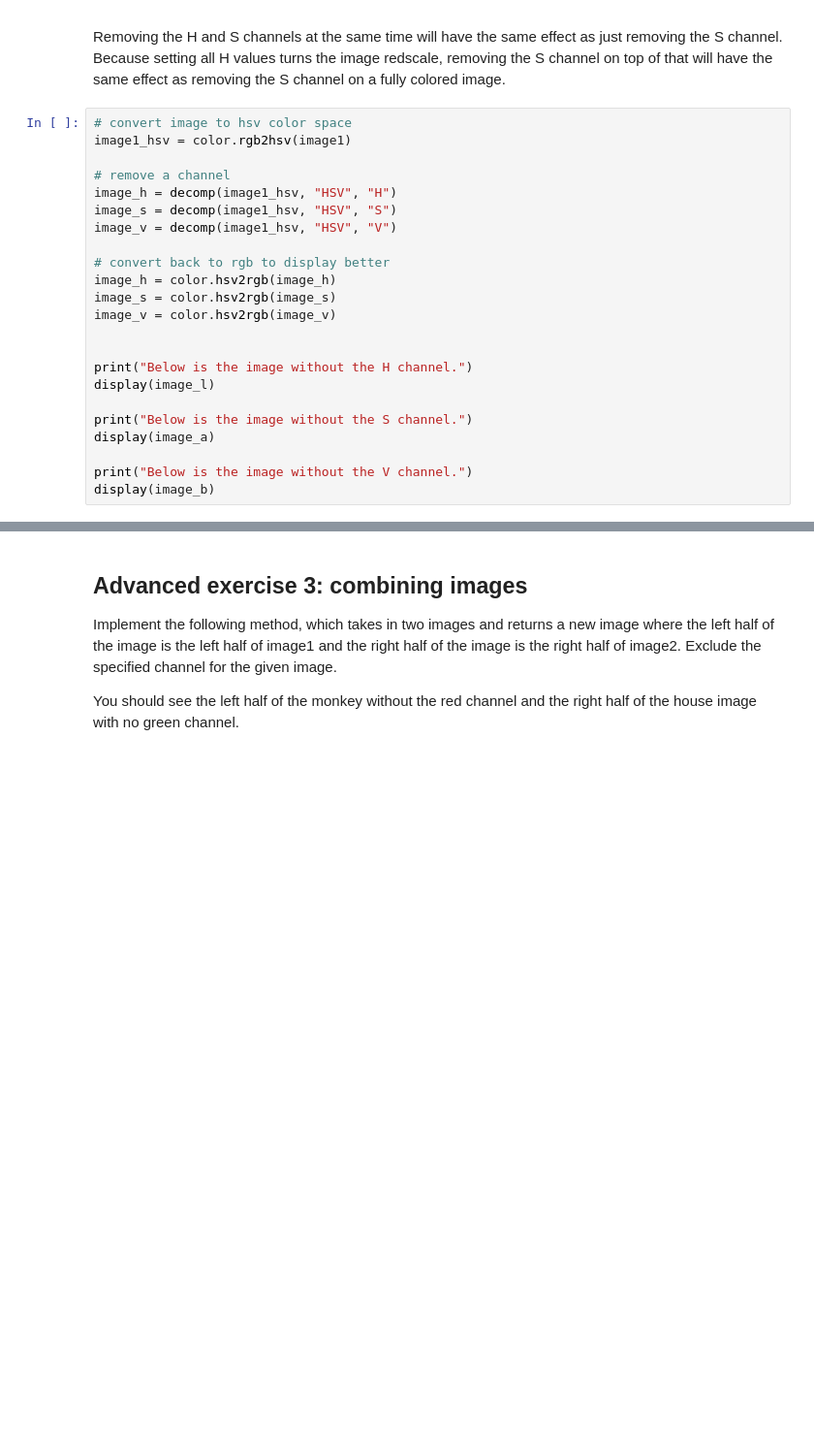
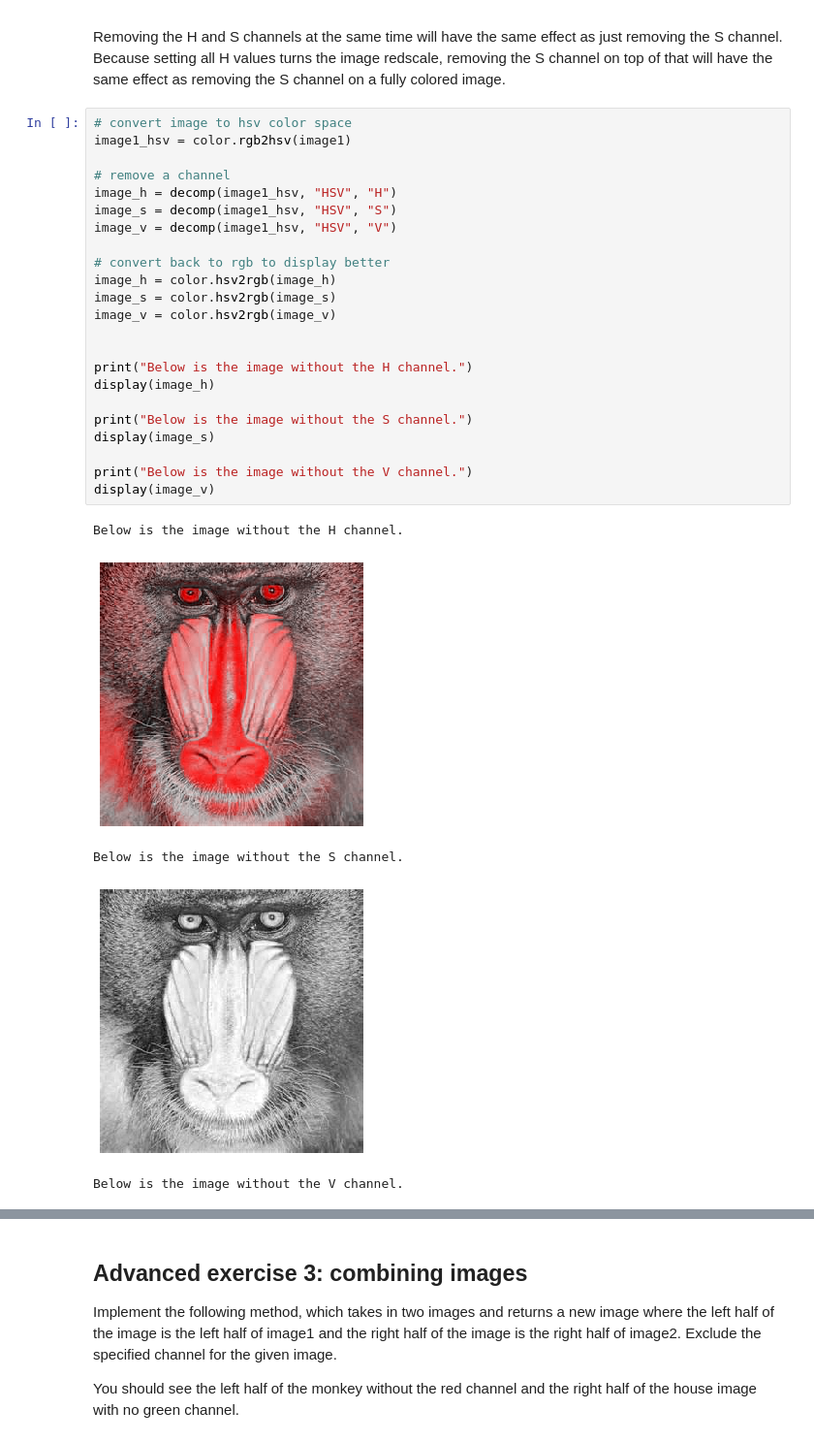
Before and after one commit to pauburk/Nueva-CS, a Jupyter notebook: comp_vision/manipulating_images/ImagesAndPixels.ipynb, the cells around one changed output, grey strips where cells are left out. Shown at 97% size. Drawn from its saved outputs; the diff is of its cells as text; blank space fills up the shorter version.

Commit message:
updated manipulating images

```diff
--- a/comp_vision/manipulating_images/ImagesAndPixels.ipynb
+++ b/comp_vision/manipulating_images/ImagesAndPixels.ipynb
@@ -231,23 +237,29 @@ Removing the H and S channels at the same time will have the same effect as just
 # %%
 # convert image to hsv color space
 image1_hsv = color.rgb2hsv(image1)
 
 # remove a channel
 image_h = decomp(image1_hsv, "HSV", "H")
 image_s = decomp(image1_hsv, "HSV", "S")
 image_v = decomp(image1_hsv, "HSV", "V")
 
 # convert back to rgb to display better
 image_h = color.hsv2rgb(image_h)
 image_s = color.hsv2rgb(image_s)
 image_v = color.hsv2rgb(image_v)
 
 
 print("Below is the image without the H channel.")
-display(image_l)
+display(image_h)
 
 print("Below is the image without the S channel.")
-display(image_a)
+display(image_s)
 
 print("Below is the image without the V channel.")
-display(image_b)
+display(image_v)
+# %% [output]
+Below is the image without the H channel.
+[figure, added]
+Below is the image without the S channel.
+[figure, added]
+Below is the image without the V channel.
```
Also changed, not shown: parts of 4 cells of this notebook.
